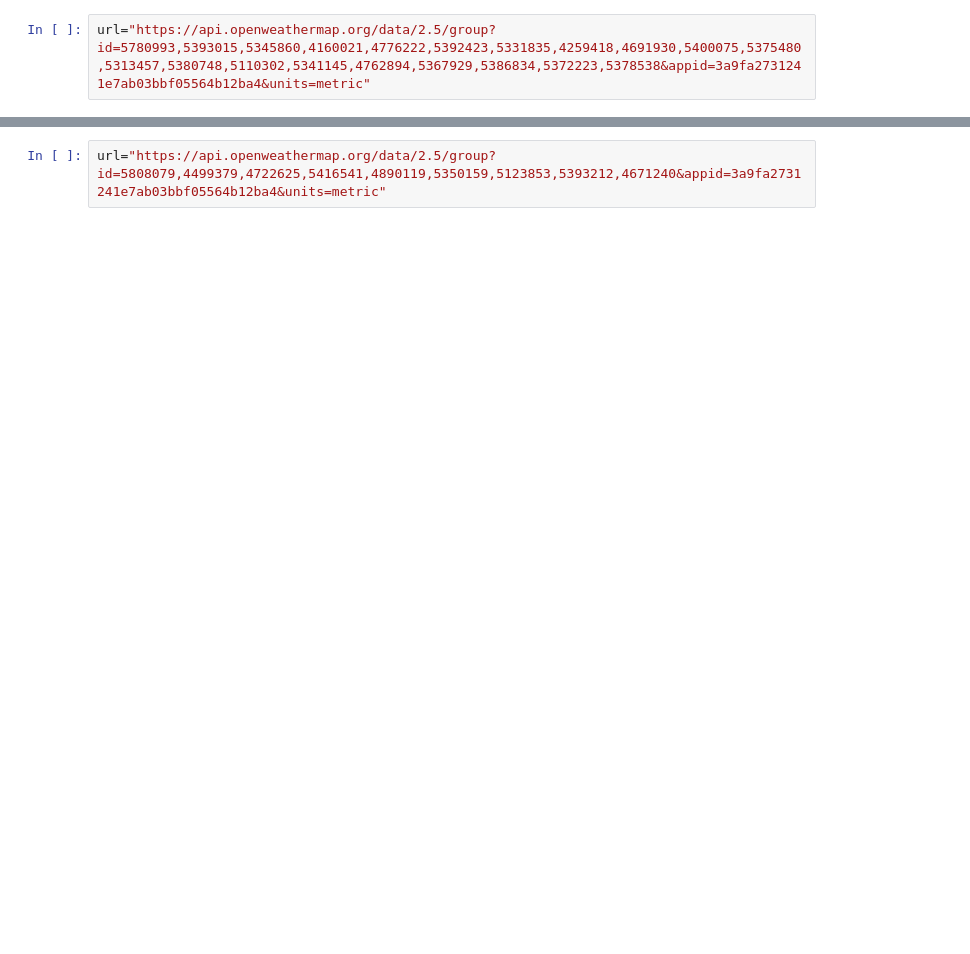
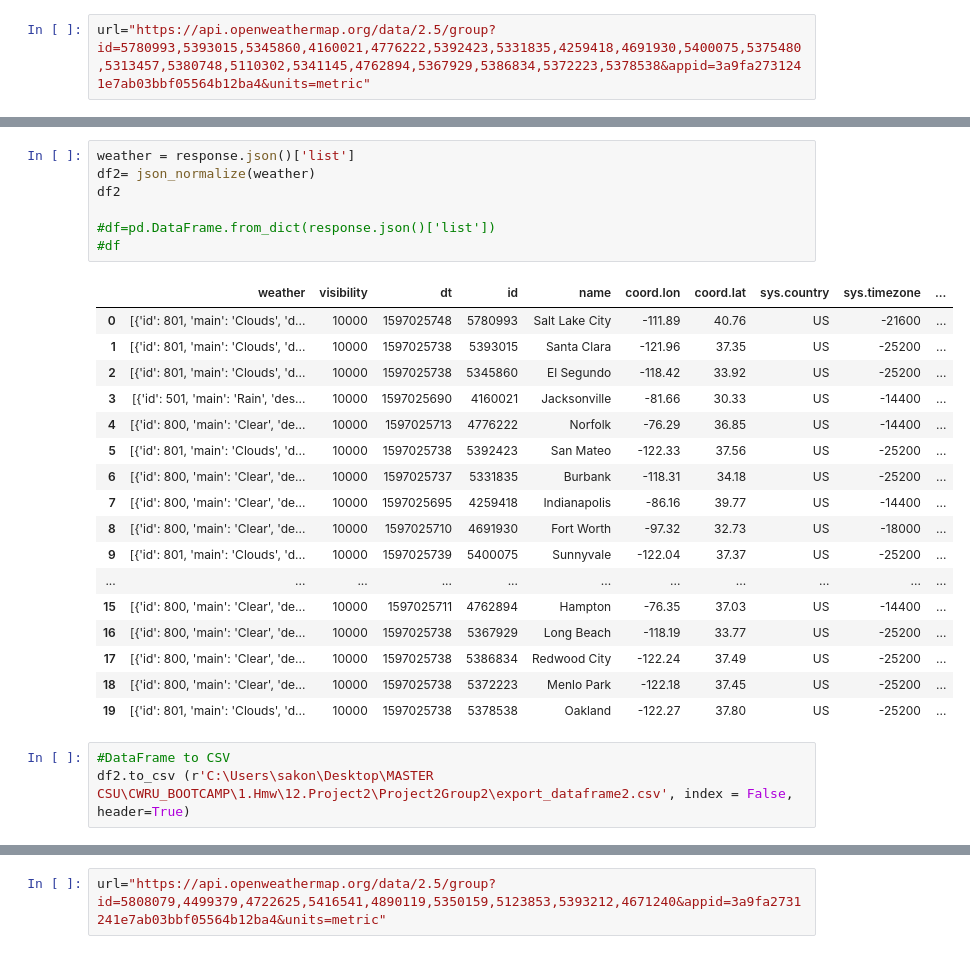
Before and after one commit to sakonakouma/Data-Analyst-Employment-Analysis-ETL, a Jupyter notebook: OpenweatherAPI_by_ID.ipynb, the cells around one changed output, grey strips where cells are left out. Saved outputs shown, nothing was run; the diff lists cells and outputs as text; blank space fills up the shorter version.

```diff
--- a/OpenweatherAPI_by_ID.ipynb
+++ b/OpenweatherAPI_by_ID.ipynb
@@ -40,0 +176,28 @@ print(data)
+# %%
+weather = response.json()['list']
+df2= json_normalize(weather)
+df2
+
+#df=pd.DataFrame.from_dict(response.json()['list'])
+#df
+# %% [output]
+|  | weather | visibility | dt | id | name | coord.lon | coord.lat | sys.country | sys.timezone | ... |
+| 0 | [{'id': 801, 'main': 'Clouds', 'd... | 10000 | 1597025748 | 5780993 | Salt Lake City | -111.89 | 40.76 | US | -21600 | ... |
+| 1 | [{'id': 801, 'main': 'Clouds', 'd... | 10000 | 1597025738 | 5393015 | Santa Clara | -121.96 | 37.35 | US | -25200 | ... |
+| 2 | [{'id': 801, 'main': 'Clouds', 'd... | 10000 | 1597025738 | 5345860 | El Segundo | -118.42 | 33.92 | US | -25200 | ... |
+| 3 | [{'id': 501, 'main': 'Rain', 'des... | 10000 | 1597025690 | 4160021 | Jacksonville | -81.66 | 30.33 | US | -14400 | ... |
+| 4 | [{'id': 800, 'main': 'Clear', 'de... | 10000 | 1597025713 | 4776222 | Norfolk | -76.29 | 36.85 | US | -14400 | ... |
+| 5 | [{'id': 801, 'main': 'Clouds', 'd... | 10000 | 1597025738 | 5392423 | San Mateo | -122.33 | 37.56 | US | -25200 | ... |
+| 6 | [{'id': 800, 'main': 'Clear', 'de... | 10000 | 1597025737 | 5331835 | Burbank | -118.31 | 34.18 | US | -25200 | ... |
+| 7 | [{'id': 800, 'main': 'Clear', 'de... | 10000 | 1597025695 | 4259418 | Indianapolis | -86.16 | 39.77 | US | -14400 | ... |
+| 8 | [{'id': 800, 'main': 'Clear', 'de... | 10000 | 1597025710 | 4691930 | Fort Worth | -97.32 | 32.73 | US | -18000 | ... |
+| 9 | [{'id': 801, 'main': 'Clouds', 'd... | 10000 | 1597025739 | 5400075 | Sunnyvale | -122.04 | 37.37 | US | -25200 | ... |
+| ... | ... | ... | ... | ... | ... | ... | ... | ... | ... | ... |
+| 15 | [{'id': 800, 'main': 'Clear', 'de... | 10000 | 1597025711 | 4762894 | Hampton | -76.35 | 37.03 | US | -14400 | ... |
+| 16 | [{'id': 800, 'main': 'Clear', 'de... | 10000 | 1597025738 | 5367929 | Long Beach | -118.19 | 33.77 | US | -25200 | ... |
+| 17 | [{'id': 800, 'main': 'Clear', 'de... | 10000 | 1597025738 | 5386834 | Redwood City | -122.24 | 37.49 | US | -25200 | ... |
+| 18 | [{'id': 800, 'main': 'Clear', 'de... | 10000 | 1597025738 | 5372223 | Menlo Park | -122.18 | 37.45 | US | -25200 | ... |
+| 19 | [{'id': 801, 'main': 'Clouds', 'd... | 10000 | 1597025738 | 5378538 | Oakland | -122.27 | 37.80 | US | -25200 | ... |
+# %%
+#DataFrame to CSV
+df2.to_csv (r'C:\Users\sakon\Desktop\MASTER CSU\CWRU_BOOTCAMP\1.Hmw\12.Project2\Project2Group2\export_dataframe2.csv', index = False, header=True)
```
Also changed, not shown: parts of 21 cells of this notebook, 4 other files.
